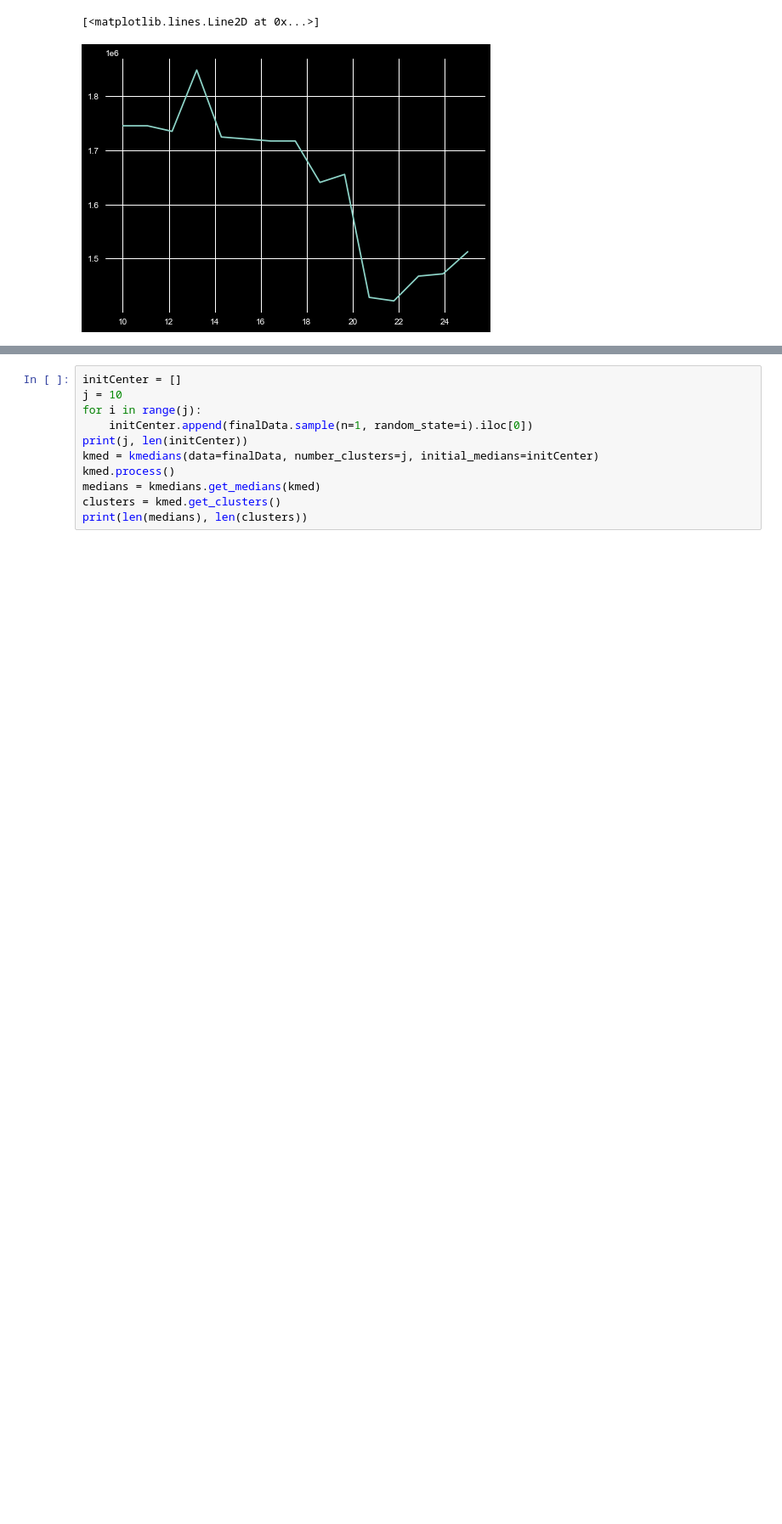
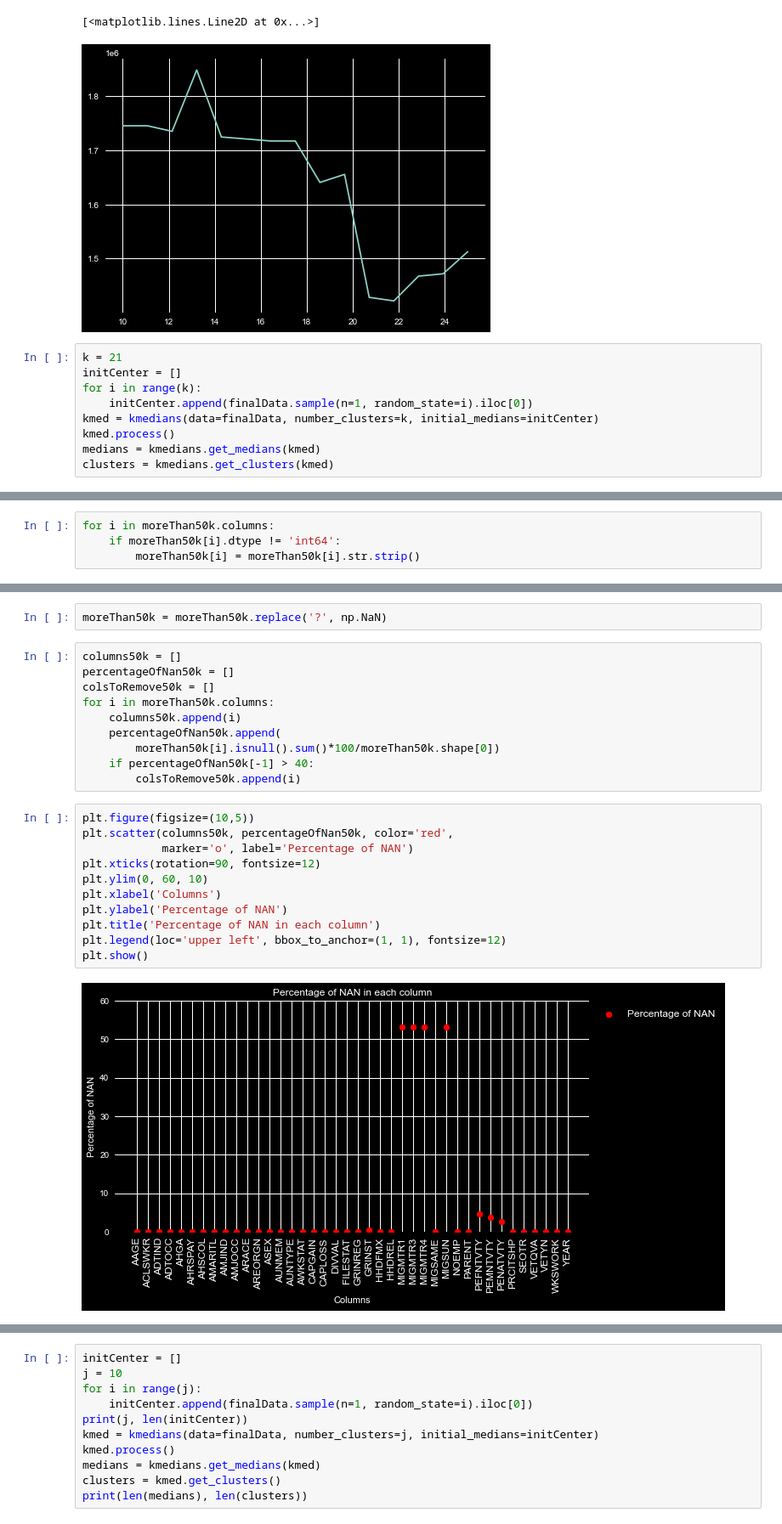
Before and after one commit to PritishWadhwa/ML-Assignments, a Jupyter notebook: Assignment3/Q1.ipynb, the cells around one changed output, grey strips where cells are left out. Shown at 85% size. Drawn from its saved outputs; the diff is of its cells as text; blank space fills up the shorter version.

Commit message:
clustering done

```diff
--- a/Assignment3/Q1.ipynb
+++ b/Assignment3/Q1.ipynb
@@ -497,3 +497,12 @@ plt.plot(np.linspace(10, 25, len(losses)), losses)
 # %% [output]
 [<matplotlib.lines.Line2D at 0x...>]
 [figure]
+# %%
+k = 21
+initCenter = []
+for i in range(k):
+    initCenter.append(finalData.sample(n=1, random_state=i).iloc[0])
+kmed = kmedians(data=finalData, number_clusters=k, initial_medians=initCenter)
+kmed.process()
+medians = kmedians.get_medians(kmed)
+clusters = kmedians.get_clusters(kmed)
@@ -499,0 +561,4 @@ plt.plot(np.linspace(10, 25, len(losses)), losses)
+# %%
+for i in moreThan50k.columns:
+    if moreThan50k[i].dtype != 'int64':
+        moreThan50k[i] = moreThan50k[i].str.strip()
@@ -499,0 +585,25 @@ plt.plot(np.linspace(10, 25, len(losses)), losses)
+# %%
+moreThan50k = moreThan50k.replace('?', np.NaN)
+# %%
+columns50k = []
+percentageOfNan50k = []
+colsToRemove50k = []
+for i in moreThan50k.columns:
+    columns50k.append(i)
+    percentageOfNan50k.append(
+        moreThan50k[i].isnull().sum()*100/moreThan50k.shape[0])
+    if percentageOfNan50k[-1] > 40:
+        colsToRemove50k.append(i)
+# %%
+plt.figure(figsize=(10,5))
+plt.scatter(columns50k, percentageOfNan50k, color='red',
+            marker='o', label='Percentage of NAN')
+plt.xticks(rotation=90, fontsize=12)
+plt.ylim(0, 60, 10)
+plt.xlabel('Columns')
+plt.ylabel('Percentage of NAN')
+plt.title('Percentage of NAN in each column')
+plt.legend(loc='upper left', bbox_to_anchor=(1, 1), fontsize=12)
+plt.show()
+# %% [output]
+[figure, added]
```
Also changed, not shown: parts of 10 cells of this notebook.
